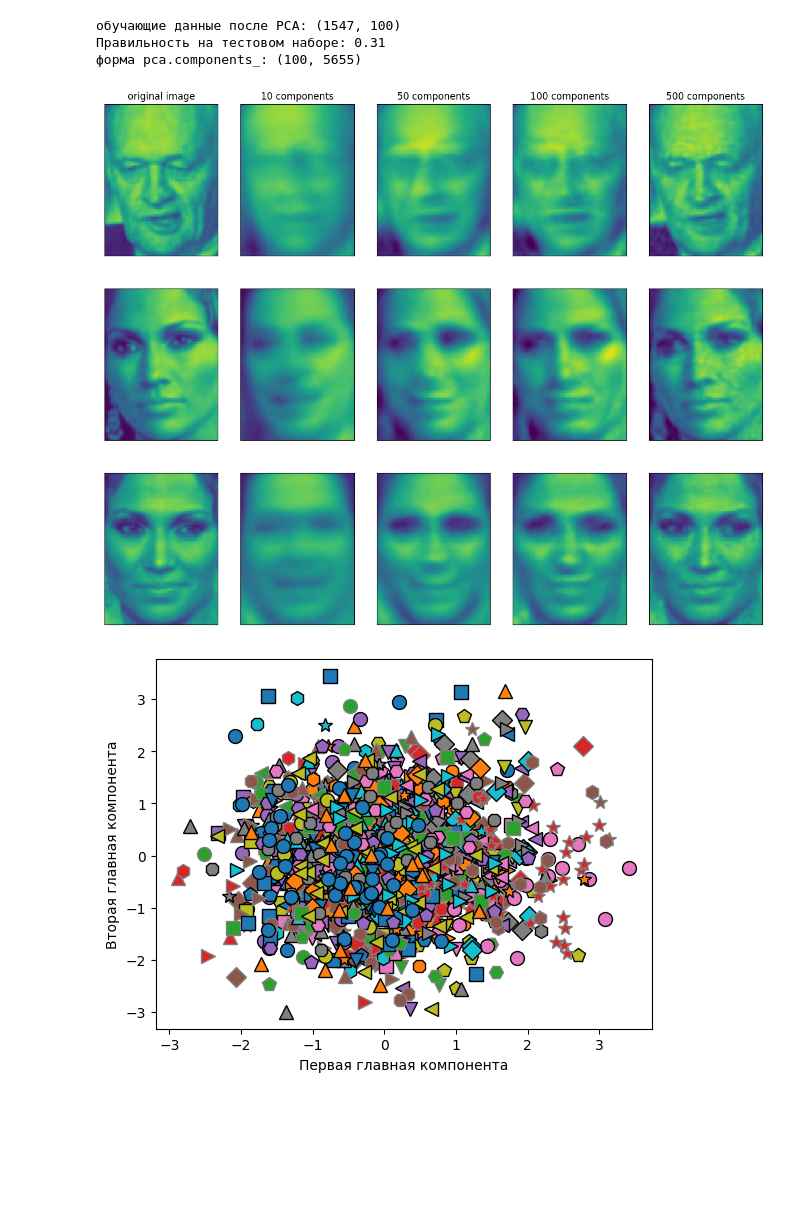
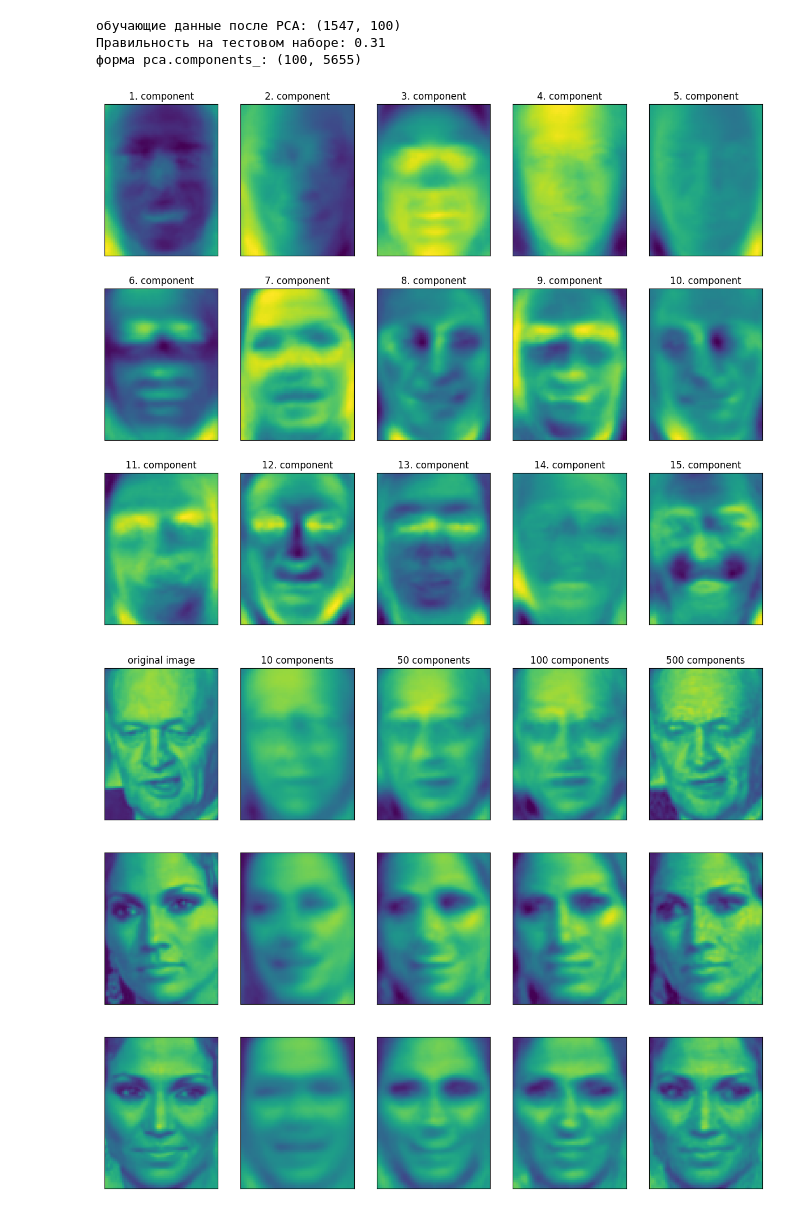
Before and after one commit to EugeneAlWin/6SEM-IAD, a Jupyter notebook: labs/lab14.ipynb, the cells around one changed output. Drawn from its saved outputs; the diff is of its cells as text; code cells hidden in the pictures; blank space fills up the shorter version.

```diff
--- a/labs/lab14.ipynb
+++ b/labs/lab14.ipynb
@@ -104,12 +104,12 @@ knn.fit(X_train_pca, y_train)
 print("Правильность на тестовом наборе: {:.2f}".format(
     knn.score(X_test_pca, y_test)))
 print("форма pca.components_: {}".format(pca.components_.shape))
-# fix, axes = plt.subplots(3, 5, figsize=(15, 12),
-# subplot_kw={'xticks': (), 'yticks': ()})
-# for i, (component, ax) in enumerate(zip(pca.components_, axes.ravel())):
-# ax.imshow(component.reshape(image_shape), cmap='viridis')
-# ax.set_title("{}. component".format((i + 1))
-# plt.show()
+fix, axes = plt.subplots(3, 5, figsize=(15, 12),
+subplot_kw={'xticks': (), 'yticks': ()})
+for i, (component, ax) in enumerate(zip(pca.components_, axes.ravel())):
+    ax.imshow(component.reshape(image_shape), cmap='viridis')
+    ax.set_title("{}. component".format((i + 1)))
+plt.show()
 mglearn.plots.plot_pca_faces(X_train, X_test, image_shape)
 plt.show()
 mglearn.discrete_scatter(X_train_pca[:, 0], X_train_pca[:, 1], y_train)
@@ -130,32 +130,32 @@ plt.show()
    0.04249842  0.10256832  0.22799663  0.10446933  0.23663968  0.22487053
    0.12795256  0.21009588  0.22876753  0.25088597  0.12290456  0.13178394]
  [-0.23385713 -0.05970609 -0.21518136 -0.23107671  0.18611302  0.15189161
    0.06016536 -0.0347675   0.19034877  0.36657547 -0.10555215  0.08997968
   -0.08945723 -0.15229263  0.20443045  0.2327159   0.19720728  0.13032156
    0.183848    0.28009203 -0.21986638 -0.0454673  -0.19987843 -0.21935186
    0.17230435  0.14359317  0.09796411 -0.00825724  0.14188335  0.27533947]]
 [figure]
 [figure]
 форма массива изображений лиц: (3023, 87, 65)
 количество классов: 62
 Alejandro Toledo           39 Alvaro Uribe               35 Amelie Mauresmo            21
 Andre Agassi               36 Angelina Jolie             20 Ariel Sharon               77
 Arnold Schwarzenegger      42 Atal Bihari Vajpayee       24 Bill Clinton               29
 Carlos Menem               21 Colin Powell              236 David Beckham              31
 Donald Rumsfeld           121 George Robertson           22 George W Bush             530
 Gerhard Schroeder         109 Gloria Macapagal Arroyo    44 Gray Davis                 26
 Guillermo Coria            30 Hamid Karzai               22 Hans Blix                  39
 Hugo Chavez                71 Igor Ivanov                20 Jack Straw                 28
 Jacques Chirac             52 Jean Chretien              55 Jennifer Aniston           21
 Jennifer Capriati          42 Jennifer Lopez             21 Jeremy Greenstock          24
 ... (7 lines left out)
 Rudolph Giuliani           26 Saddam Hussein             23 Serena Williams            52
 Silvio Berlusconi          33 Tiger Woods                23 Tom Daschle                25
 Tom Ridge                  33 Tony Blair                144 Vicente Fox                32
 Vladimir Putin             49 Winona Ryder               24 Правильность на тестовом наборе для 1-nn: 0.23
 [figure]
 обучающие данные после PCA: (1547, 100)
 Правильность на тестовом наборе: 0.31
 форма pca.components_: (100, 5655)
-[figure, old version]
+[figure, new version]
-[figure, old version]
+[figure, new version]
```
Also changed, not shown: parts of 1 cell of this notebook.
